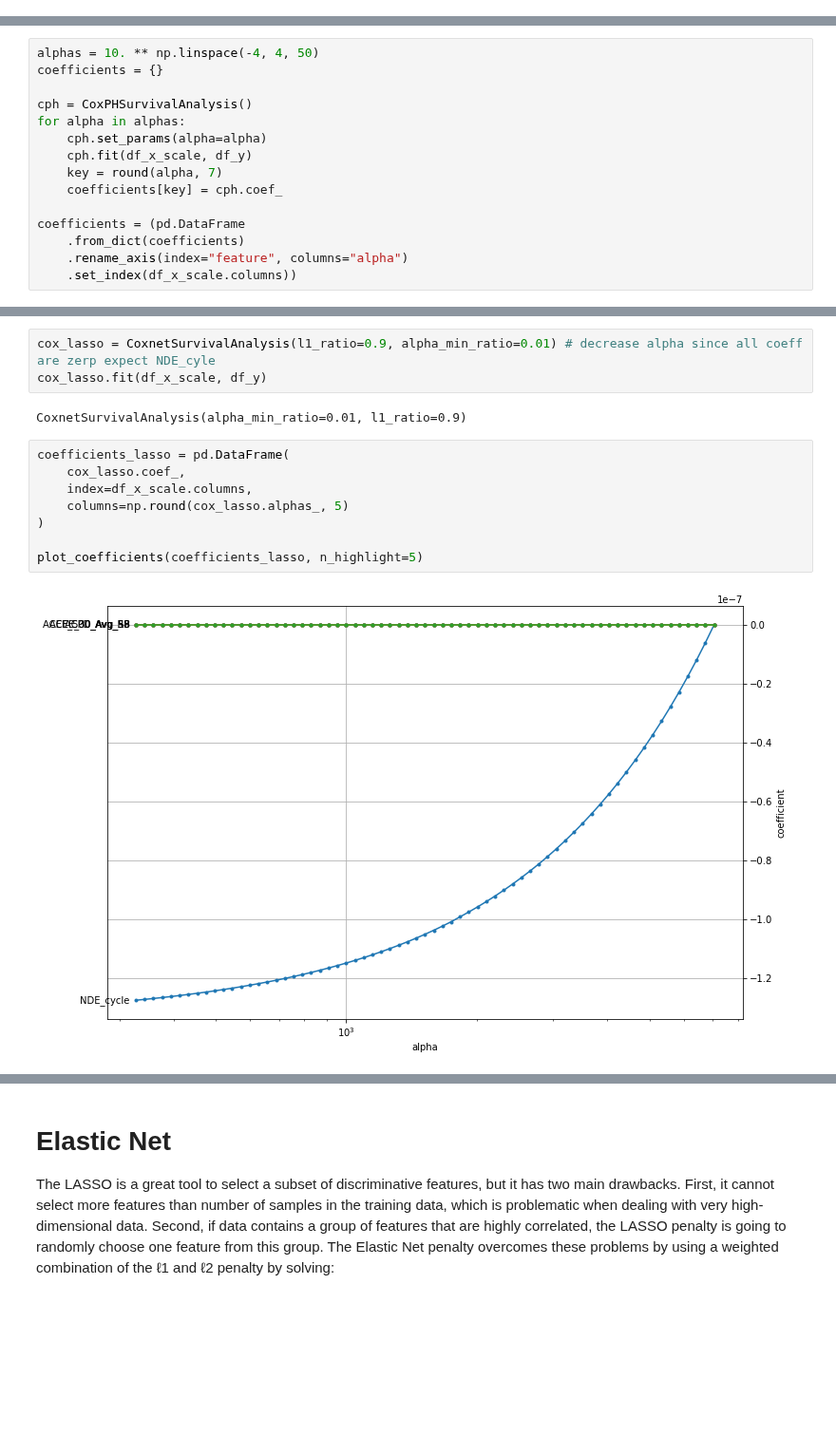
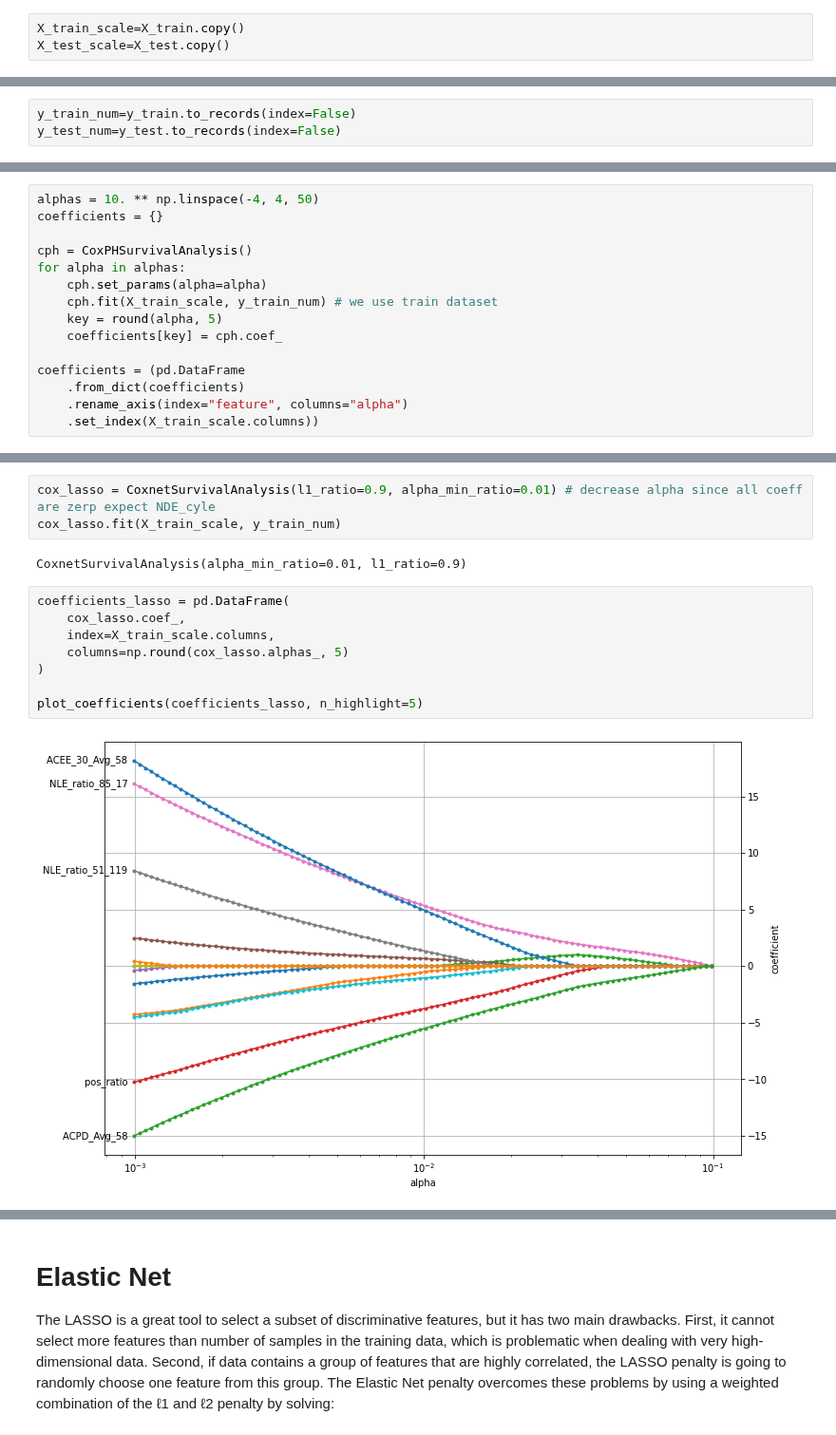
Before and after one commit to Marie-anneMawhin/Oct20_EPRI, a Jupyter notebook: Task3/NB/NB_data_modelling/Penalized Cox Model.ipynb, the cells around one changed output, grey strips where cells are left out. Shown at 95% size. Cells and saved outputs as stored; diff of their text form; blank space fills up the shorter version.

```diff
--- a/Task3/NB/NB_data_modelling/Penalized Cox Model.ipynb
+++ b/Task3/NB/NB_data_modelling/Penalized Cox Model.ipynb
@@ -92 +112,4 @@ df_x_scale=df_x.copy()
+# %%
+X_train_scale=X_train.copy()
+X_test_scale=X_test.copy()
 # %%
@@ -122,3 +131,6 @@ df_x_scale
+# %%
+y_train_num=y_train.to_records(index=False)
+y_test_num=y_test.to_records(index=False)
 # %% [markdown]
 CoxPHSurvivalAnalysis and CoxnetSurvivalAnalysis are related but do not implement the same model. As you summarized, the difference is in penalty terms. Thus, the coefficients found by CoxPHSurvivalAnalysis and CoxnetSurvivalAnalysis will differ. In addition, CoxnetSurvivalAnalysis supports fitting a path of coefficients for varying penalization strength alpha without much computational overhead. CoxPHSurvivalAnalysis will return the result for a single a penalization strength alpha only. This is the main reason why constructors differ.
 # %% [markdown]
@@ -138,14 +150,14 @@ coefficients = {}
 cph = CoxPHSurvivalAnalysis()
 for alpha in alphas:
     cph.set_params(alpha=alpha)
-    cph.fit(df_x_scale, df_y)
-    key = round(alpha, 7)
+    cph.fit(X_train_scale, y_train_num) # we use train dataset
+    key = round(alpha, 5)
     coefficients[key] = cph.coef_
 
 coefficients = (pd.DataFrame
     .from_dict(coefficients)
     .rename_axis(index="feature", columns="alpha")
-    .set_index(df_x_scale.columns))
+    .set_index(X_train_scale.columns))
 # %% [markdown]
 Now, we can inspect how the coefficients change for varying α.
 # %%
@@ -187,16 +199,16 @@ While the ℓ2 (ridge) penalty does solve the mathematical problem of fitting a
 The main challenge is that we cannot directly control the number of features that get selected, but the value of α implicitly determines the number of features. Thus, we need a data-driven way to select a suitable α and obtain a parsimonious model. We can do this by first computing the α that would ignore all features (coefficients are all zero) and then incrementally decrease its value, let’s say until we reach 1% of the original value. This has been implemented in sksurv.linear_model.CoxnetSurvivalAnalysis by specifying l1_ratio=1.0 to use the LASSO penalty and alpha_min_ratio=0.01 to search for 100 α values up to 1% of the estimated maximum
 # %%
 cox_lasso = CoxnetSurvivalAnalysis(l1_ratio=0.9, alpha_min_ratio=0.01) # decrease alpha since all coeff are zerp expect NDE_cyle
-cox_lasso.fit(df_x_scale, df_y)
+cox_lasso.fit(X_train_scale, y_train_num)
 # %% [output]
 CoxnetSurvivalAnalysis(alpha_min_ratio=0.01, l1_ratio=0.9)
 # %%
 coefficients_lasso = pd.DataFrame(
     cox_lasso.coef_,
-    index=df_x_scale.columns,
+    index=X_train_scale.columns,
     columns=np.round(cox_lasso.alphas_, 5)
 )
 
 plot_coefficients(coefficients_lasso, n_highlight=5)
 # %% [output]
-[figure, old version]
+[figure, new version]
```
Also changed, not shown: parts of 45 cells of this notebook, 1 other file.
